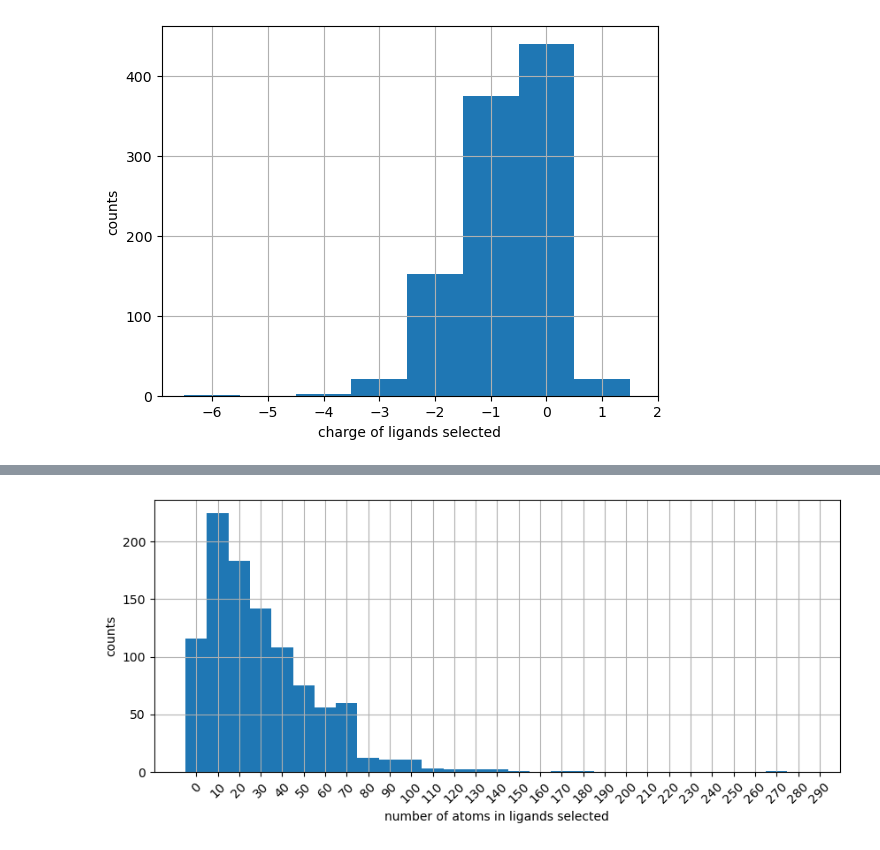
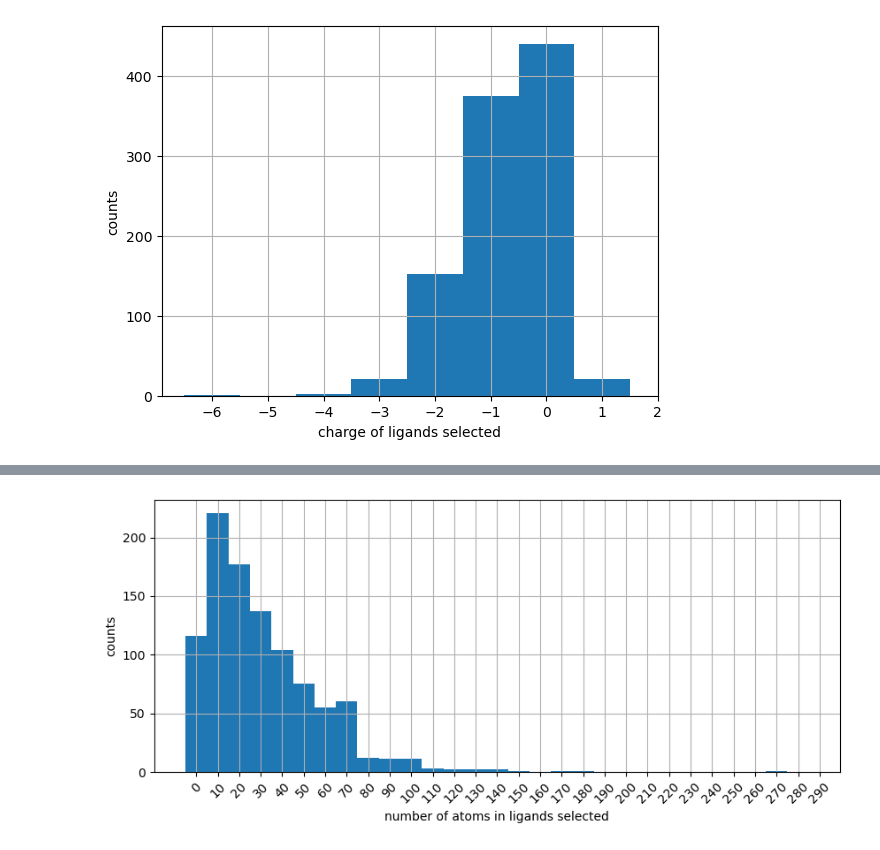
Before and after one commit to Open-Catalyst-Project/om-data, a Jupyter notebook: metal-organics/Sampling_ligands_downselect_step1.ipynb, the cells around one changed output, grey strips where cells are left out. Drawn from its saved outputs; the diff is of its cells as text; code cells hidden in the pictures.

```diff
--- a/metal-organics/Sampling_ligands_downselect_step1.ipynb
+++ b/metal-organics/Sampling_ligands_downselect_step1.ipynb
@@ -168,3 +170,30 @@ Name: 75, dtype: object
 # %%
 combineddf = pd.concat([coorddf,noncoorddf])
 outdf = combineddf.drop_duplicates(subset='uid')
+# %%
+import signal
+
+class timeout:
+    def __init__(self, seconds=1, error_message='Timeout'):
+        self.seconds = seconds
+        self.error_message = error_message
+    def handle_timeout(self, signum, frame):
+        raise TimeoutError(self.error_message)
+    def __enter__(self):
+        signal.signal(signal.SIGALRM, self.handle_timeout)
+        signal.alarm(self.seconds)
+    def __exit__(self, type, value, traceback):
+        signal.alarm(0)
+# %%
+drop_inds = []
+for i,row1 in tqdm(outdf.iterrows(),total=outdf.shape[0]):
+    try:
+        with timeout(seconds=2): # Sometimes this takes too long, but shouldn't be an issue
+            temp_ligtype = assign_ligType_similarity(row1['smiles'],row1['coordList'],'Pd')
+    except ValueError: # This is where the ligand type is not going to be supported by architector or has an error.
+        temp_ligtype == 'thing'
+        drop_inds.append(i)
+    except TimeoutError:
+        pass
+    if temp_ligtype == 'sandwich': # Sandwich ligands assigned to same location as tri-fac, so denticity is not equal to number of coordination sites.
+        outdf.loc[i,'denticity'] = 3
@@ -170,0 +223,2 @@ outdf = combineddf.drop_duplicates(subset='uid')
+# %%
+newoutdf = outdf.drop(drop_inds)
@@ -201,7 +259,7 @@ Text(0, 0.5, 'counts')
 # %%
 # Calculate number of atoms per-ligand
 natoms = []
-for i,row in outdf.iterrows():
+for i,row in tqdm(newoutdf.iterrows(),total=newoutdf.shape[0]):
     mol = convert_io_molecule(row['smiles']) # Including H
     natoms.append(len(mol.ase_atoms))
-outdf['natoms'] = natoms
+newoutdf['natoms'] = natoms
@@ -226,11 +266,11 @@ outdf['natoms'] = natoms
 # %%
 # Note - we should possibly down-select for number of atoms
 bins = np.arange(0,300,10)
-ax = outdf.natoms.hist(bins=bins,align='left',figsize=(10,4))
+ax = newoutdf.natoms.hist(bins=bins,align='left',figsize=(10,4))
 ax.set_xlabel('number of atoms in ligands selected')
 ax.set_ylabel('counts')
 ax.set_xticks(bins)
 ax.set_xticklabels(bins,rotation=45);
 # %% [output]
-[figure, old version]
+[figure, new version]
 # %%
```
Also changed, not shown: parts of 17 cells of this notebook, 2 other files.
